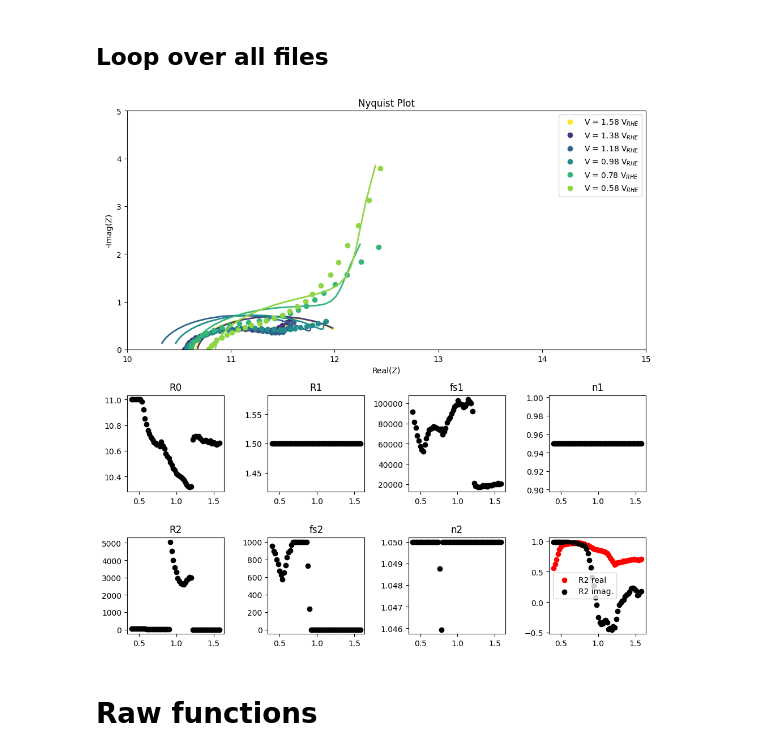
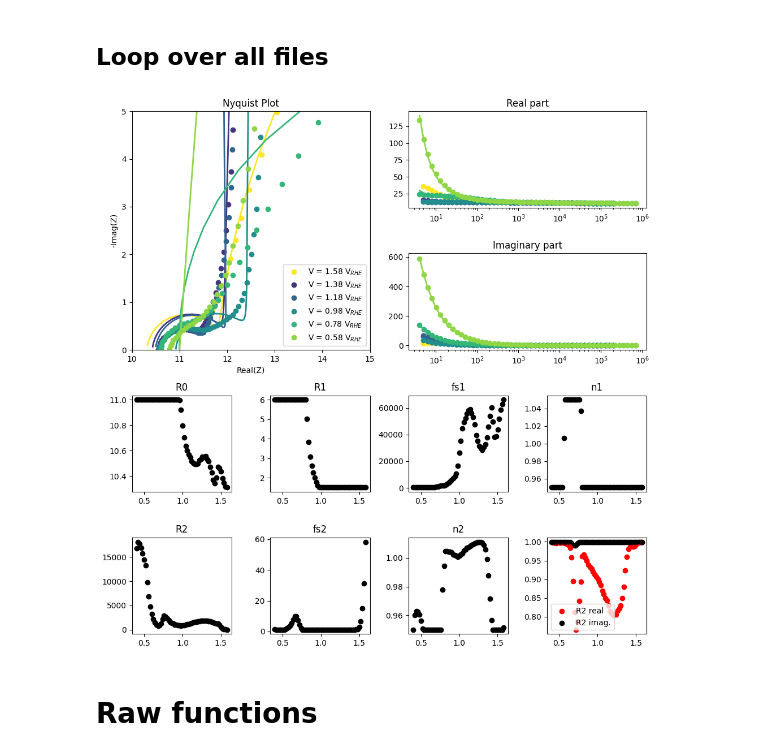
Before and after one commit to raulgarciadiez/EIS_HIROF, a Jupyter notebook: EIS_customized_flow.ipynb, the cells around one changed output. Drawn from its saved outputs; the diff is of its cells as text; code cells hidden in the pictures.

Commit message:
new plots for imaginary and real plots

```diff
--- a/EIS_customized_flow.ipynb
+++ b/EIS_customized_flow.ipynb
@@ -172,13 +172,17 @@ mpr_files.sort(reverse=True)
 # %% [markdown]
 ## Loop over all files
 # %%
-#fig, axes = plt.subplots(2, 4, figsize=(12, 8))  # Create a figure with two subplots side by side
-
 fig = plt.figure(figsize=(10, 10))
 gs = gridspec.GridSpec(4, 4)
 
-ax1 = fig.add_subplot(gs[:2, :])
+ax1 = fig.add_subplot(gs[:2, :2])
 ax1.set_title('Nyquist Plot')
+
+ax2 = fig.add_subplot(gs[0, 2:])
+ax2.set_title('Real part')
+
+ax3 = fig.add_subplot(gs[1, 2:])
+ax3.set_title('Imaginary part')
 
 axes = []
 for i in range(4):
@@ -213,7 +217,7 @@ for (n_file,file_path) in enumerate(mpr_files):
     mpr_file = BioLogic.MPRfile(file_path)
     df = pd.DataFrame(mpr_file.data)
 
-    freq_min = 1e3#4
+    freq_min = 4
     freq_max = 1e7
     filtered_df = df[(df['freq/Hz'] >= freq_min) & (df['freq/Hz'] <= freq_max)]
 
@@ -245,7 +249,13 @@ for (n_file,file_path) in enumerate(mpr_files):
             ax1.set_xlabel('Real(Z)')
             ax1.set_ylabel('-Imag(Z)')
 
-        axes[0].scatter(Ewe, R0_opt, c = "k")#[2]
+            ax2.plot(frequencies, real, 'o', color=colors[n_file-1])
+            ax2.plot(frequencies, real_fit, '-', lw=2, color=colors[n_file-1])
+
+            ax3.plot(frequencies, -imaginary, 'o',color=colors[n_file-1])
+            ax3.plot(frequencies, -imaginary_fit, '-', lw=2, color=colors[n_file-1])
+
+        axes[0].scatter(Ewe, R0_opt, c = "k")
         axes[2].scatter(Ewe, R1_opt, c = "k")
         axes[4].scatter(Ewe, fs1_opt, c = "k")
         axes[6].scatter(Ewe, n1_opt, c = "k")
@@ -260,34 +270,37 @@ for (n_file,file_path) in enumerate(mpr_files):
 
         r_squared_real = calculate_r_squared(real, real_fit)
         r_squared_imaginary = calculate_r_squared(imaginary, imaginary_fit)
 
         if n_file == 0:
             axes[7].scatter(Ewe, r_squared_real, c = "r", label = "R2 real")
             axes[7].scatter(Ewe, r_squared_imaginary, c = "k", label = "R2 imag.")
         else:
             axes[7].scatter(Ewe, r_squared_real, c = "r")
             axes[7].scatter(Ewe, r_squared_imaginary, c = "k")
 
     except RuntimeError:
         print(f"Ewe={Ewe:.2f} V - No fit")
 
 axes[0].set_title("R0")
 axes[2].set_title("R1")
 axes[4].set_title("fs1")
 axes[6].set_title("n1")
 axes[1].set_title("R2")
 axes[3].set_title("fs2")
 axes[5].set_title("n2")
 
 #.set_yscale("log")
 axes[7].legend()
 ax1.legend()
 ax1.set_xlim([10,15])
 ax1.set_ylim([0,5])
 
+ax2.set_xscale("log")
+ax3.set_xscale("log")
+
 plt.tight_layout()
 # %% [output]
-[figure, old version]
+[figure, new version]
 # %% [markdown]
 # Raw functions
 # %%
```
